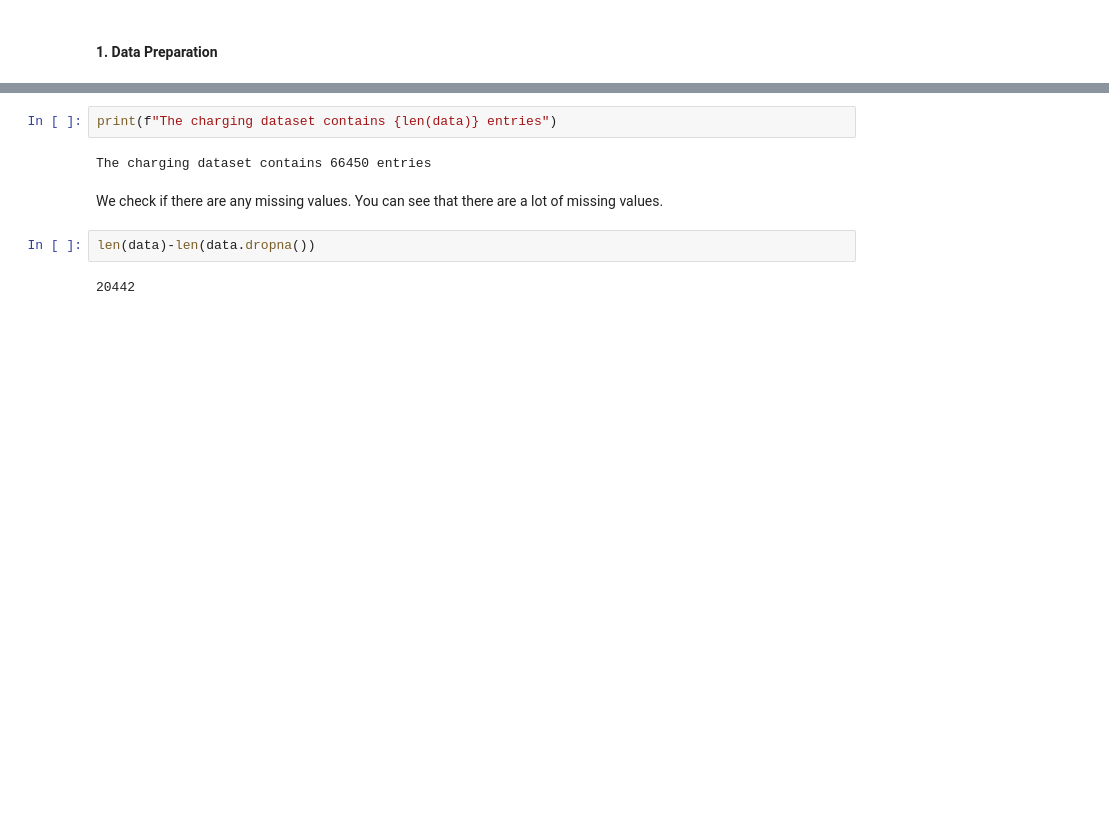
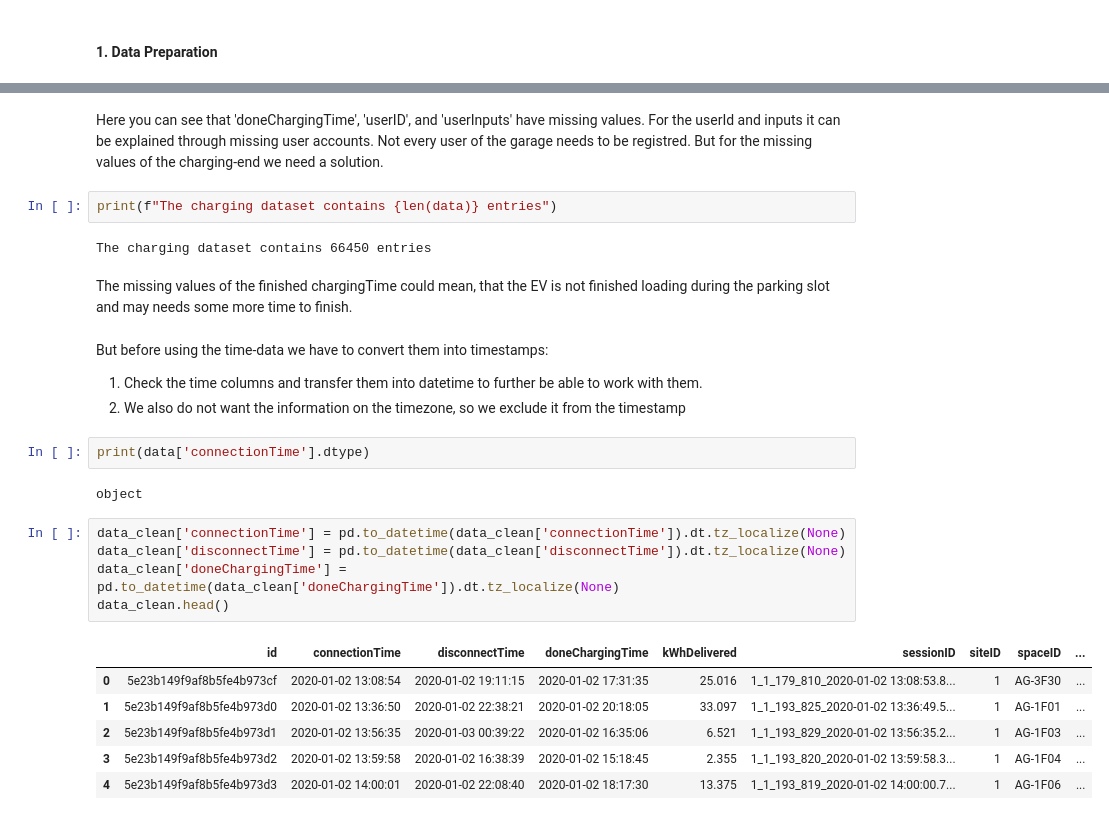
Before and after one commit to Zeyd263/DataDynamos, a Jupyter notebook: DataPreparaton.ipynb, the cells around one changed output, grey strips where cells are left out. Saved outputs shown, nothing was run; the diff lists cells and outputs as text; blank space fills up the shorter version.

```diff
--- a/DataPreparaton.ipynb
+++ b/DataPreparaton.ipynb
@@ -32,10 +67,28 @@ Index(['Unnamed: 0', 'id', 'connectionTime', 'disconnectTime',
+# %% [markdown]
+Here you can see that 'doneChargingTime', 'userID', and 'userInputs' have missing values. For the userId and inputs it can be explained through missing user accounts. Not every user of the garage needs to be registred. But for the missing values of the charging-end we need a solution.
 # %%
 print(f"The charging dataset contains {len(data)} entries")
 # %% [output]
 The charging dataset contains 66450 entries
-# %% [markdown]
-We check if there are any missing values. You can see that there are a lot of missing values.
-# %%
-len(data)-len(data.dropna())
-# %% [output]
-20442
+# %% [markdown]
+The missing values of the finished chargingTime could mean, that the EV is not finished loading during the parking slot and may needs some more time to finish.
+# %% [markdown]
+But before using the time-data we have to convert them into timestamps:
+1. Check the time columns and transfer them into datetime to further be able to work with them.
+2. We also do not want the information on the timezone, so we exclude it from the timestamp
+# %%
+print(data['connectionTime'].dtype)
+# %% [output]
+object
+# %%
+data_clean['connectionTime'] = pd.to_datetime(data_clean['connectionTime']).dt.tz_localize(None)
+data_clean['disconnectTime'] = pd.to_datetime(data_clean['disconnectTime']).dt.tz_localize(None)
+data_clean['doneChargingTime'] = pd.to_datetime(data_clean['doneChargingTime']).dt.tz_localize(None)
+data_clean.head()
+# %% [output]
+|  | id | connectionTime | disconnectTime | doneChargingTime | kWhDelivered | sessionID | siteID | spaceID | ... |
+| 0 | 5e23b149f9af8b5fe4b973cf | 2020-01-02 13:08:54 | 2020-01-02 19:11:15 | 2020-01-02 17:31:35 | 25.016 | 1_1_179_810_2020-01-02 13:08:53.8... | 1 | AG-3F30 | ... |
+| 1 | 5e23b149f9af8b5fe4b973d0 | 2020-01-02 13:36:50 | 2020-01-02 22:38:21 | 2020-01-02 20:18:05 | 33.097 | 1_1_193_825_2020-01-02 13:36:49.5... | 1 | AG-1F01 | ... |
+| 2 | 5e23b149f9af8b5fe4b973d1 | 2020-01-02 13:56:35 | 2020-01-03 00:39:22 | 2020-01-02 16:35:06 | 6.521 | 1_1_193_829_2020-01-02 13:56:35.2... | 1 | AG-1F03 | ... |
+| 3 | 5e23b149f9af8b5fe4b973d2 | 2020-01-02 13:59:58 | 2020-01-02 16:38:39 | 2020-01-02 15:18:45 | 2.355 | 1_1_193_820_2020-01-02 13:59:58.3... | 1 | AG-1F04 | ... |
+| 4 | 5e23b149f9af8b5fe4b973d3 | 2020-01-02 14:00:01 | 2020-01-02 22:08:40 | 2020-01-02 18:17:30 | 13.375 | 1_1_193_819_2020-01-02 14:00:00.7... | 1 | AG-1F06 | ... |
```
Also changed, not shown: parts of 30 cells of this notebook.
